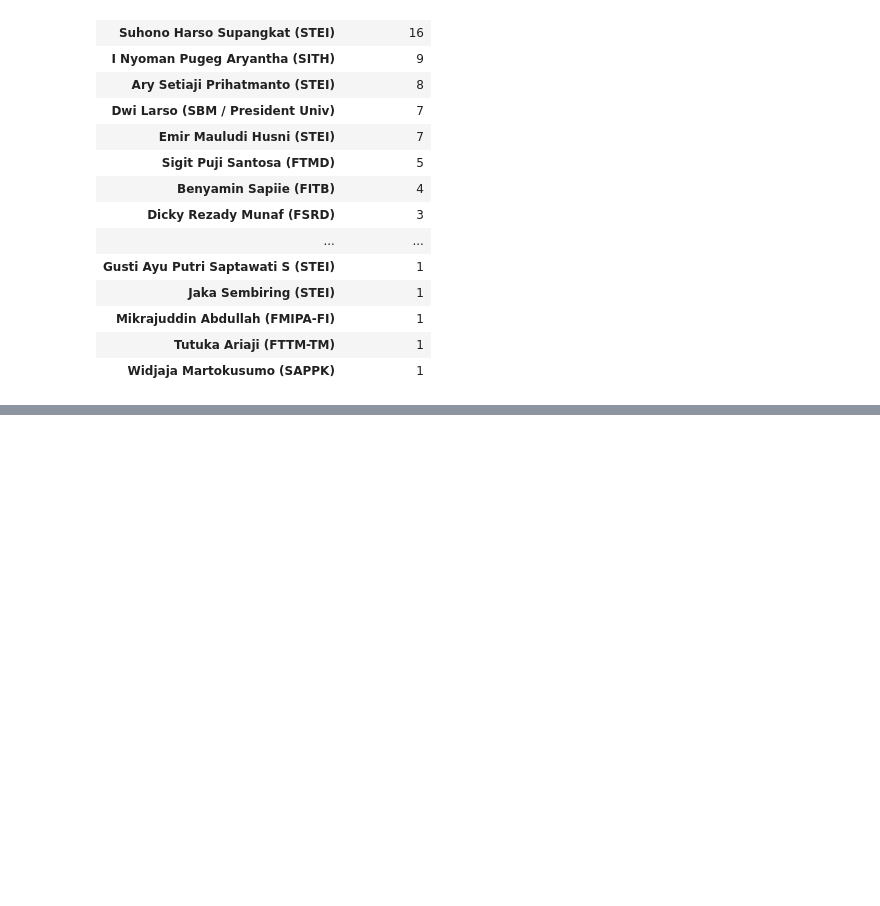
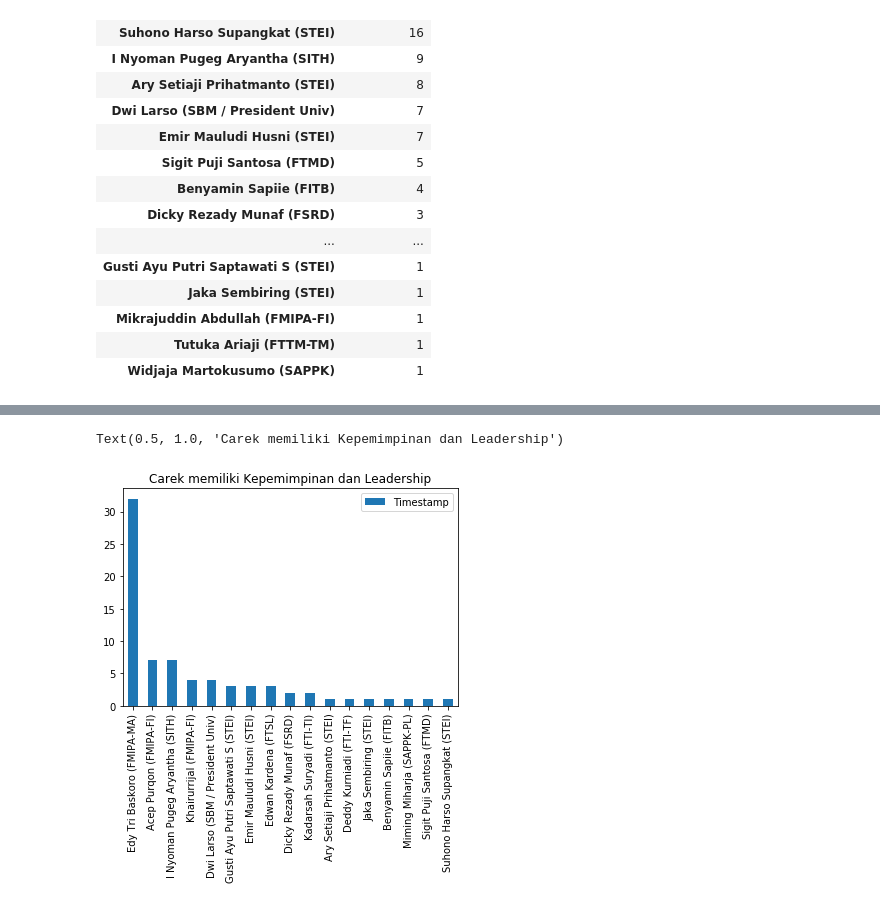
Before and after one commit to eueung/pilrek, a Jupyter notebook: contrib/Karisa_Hafizh_Visualisasi data pilrek.ipynb, the cells around one changed output, grey strips where cells are left out. Cells and saved outputs as stored; diff of their text form; code cells hidden in the pictures; blank space fills up the shorter version.

```diff
--- a/contrib/Karisa_Hafizh_Visualisasi data pilrek.ipynb
+++ b/contrib/Karisa_Hafizh_Visualisasi data pilrek.ipynb
@@ -112,0 +163,5 @@ Text(0.5, 1.0, 'Carek memiliki kriteria kekinian (Rektor 4.0)')
+# %%
+plot_5_filter = df[df.Alasan == 'Karakter kepemimpinan dan leadership']
+plot_5_groupby = plot_5_filter.groupby('CaRek')
+plot_5_count = plot_5_groupby.count().sort_values('Timestamp', ascending = False)[['Timestamp']]
+plot_5_count
@@ -112,0 +188,7 @@ Text(0.5, 1.0, 'Carek memiliki kriteria kekinian (Rektor 4.0)')
+# %%
+plot_5 = plot_5_count.plot(kind='bar')
+plot_5.set_xlabel('')
+plot_5.set_title('Carek memiliki Kepemimpinan dan Leadership')
+# %% [output]
+Text(0.5, 1.0, 'Carek memiliki Kepemimpinan dan Leadership')
+[figure, added]
```
Also changed, not shown: parts of 6 cells of this notebook.
